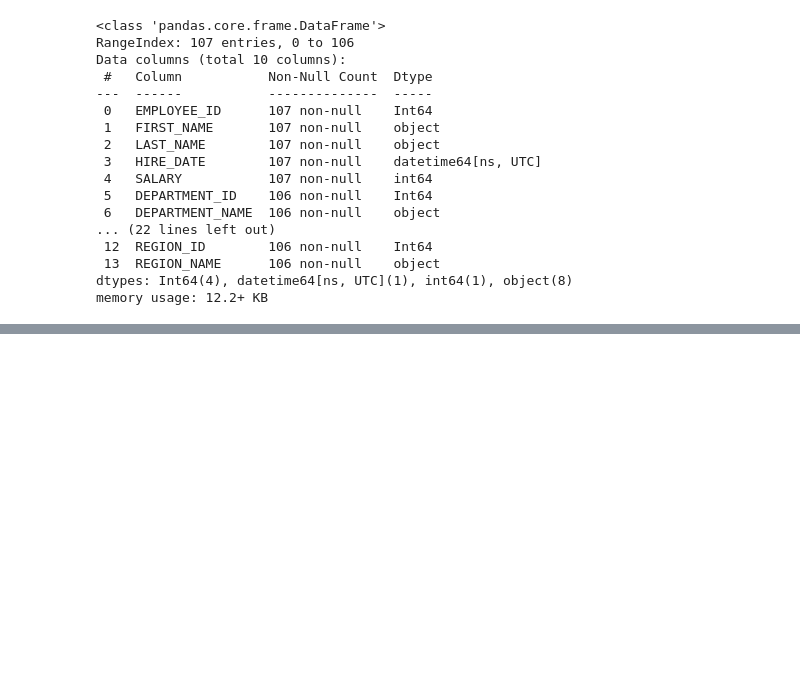
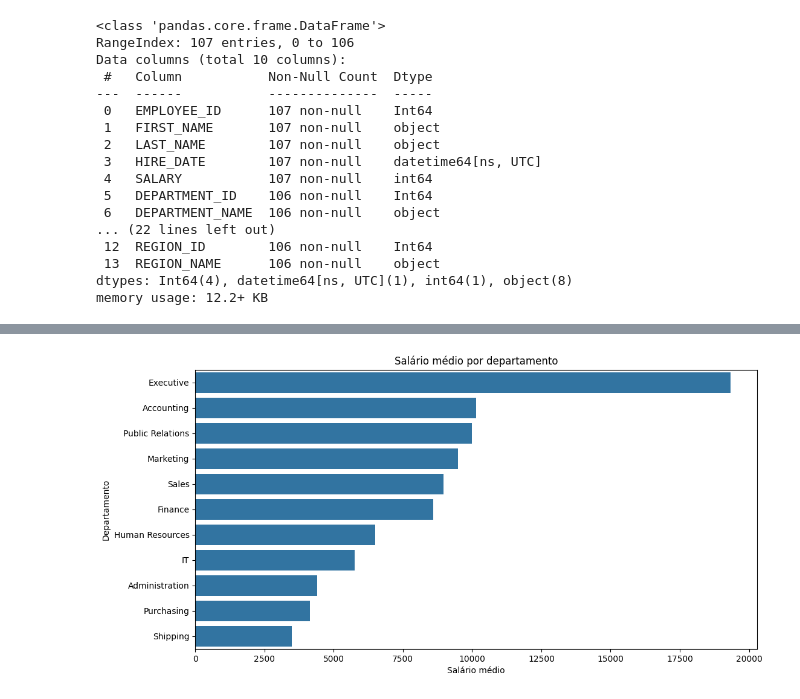
Before and after one commit to samuelbucco/Projeto_Final_Modulo_01_SCTEC, a Jupyter notebook: notebooks/analise_rh.ipynb, the cells around one changed output, grey strips where cells are left out. Drawn from its saved outputs; the diff is of its cells as text; code cells hidden in the pictures; blank space fills up the shorter version.

```diff
--- a/notebooks/analise_rh.ipynb
+++ b/notebooks/analise_rh.ipynb
@@ -159,0 +354,22 @@ memory usage: 12.2+ KB
+# %%
+# Salário médio por departamento
+salario_medio_departamento = (
+    df1
+    .groupby("DEPARTMENT_NAME")["SALARY"]
+    .mean()
+    .sort_values(ascending=False)
+)
+
+plt.figure(figsize=(12, 6))
+
+sns.barplot(
+    x=salario_medio_departamento.values,
+    y=salario_medio_departamento.index
+)
+
+plt.title("Salário médio por departamento")
+plt.xlabel("Salário médio")
+plt.ylabel("Departamento")
+plt.show()
+# %% [output]
+[figure, added]
```
Also changed, not shown: parts of 17 cells of this notebook.
